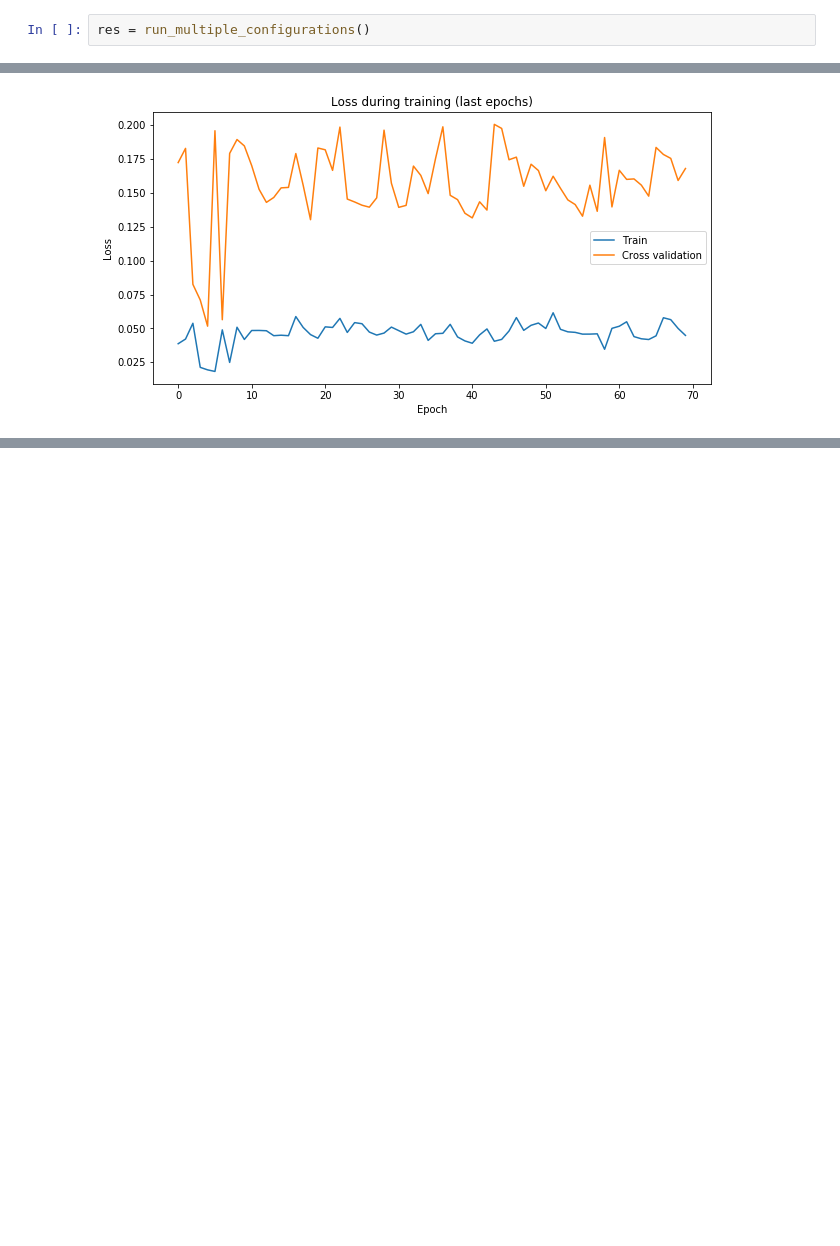
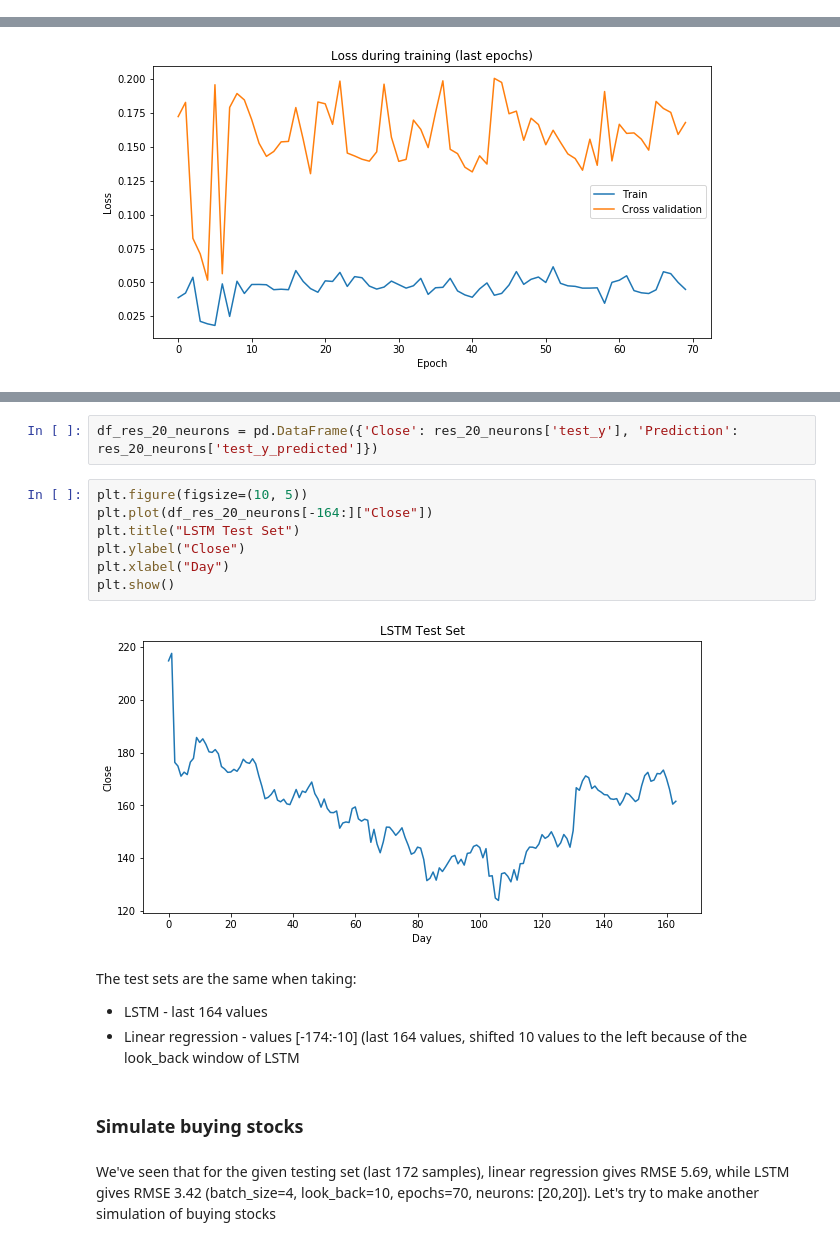
Before and after one commit to edibusl/stocks-predict, a Jupyter notebook: Stocks Prediction - Keras LSTM.ipynb, the cells around one changed output, grey strips where cells are left out. Cells and saved outputs as stored; diff of their text form; blank space fills up the shorter version.

```diff
--- a/Stocks Prediction - Keras LSTM.ipynb
+++ b/Stocks Prediction - Keras LSTM.ipynb
@@ -1082,5 +1050,3 @@ def run_multiple_configurations():
 # %%
 logger = logging.getLogger(__name__)
 logging.basicConfig(level=logging.INFO, format='%(asctime)s - %(levelname)s - %(message)s')
-# %%
-res = run_multiple_configurations()
@@ -2048,0 +2178,20 @@ plot_prediction_results(res_split_20_neurons_20_reg_03, plot_predicted_vs_actual
+# %%
+df_res_20_neurons = pd.DataFrame({'Close': res_20_neurons['test_y'], 'Prediction': res_20_neurons['test_y_predicted']})
+# %%
+plt.figure(figsize=(10, 5))
+plt.plot(df_res_20_neurons[-164:]["Close"])
+plt.title("LSTM Test Set")
+plt.ylabel("Close")
+plt.xlabel("Day")
+plt.show()
+# %% [output]
+[figure, added]
+# %% [markdown]
+The test sets are the same when taking:
+- LSTM - last 164 values
+- Linear regression - values [-174:-10] (last 164 values, shifted 10 values to the left because of the look_back window of LSTM
+# %% [markdown]
+### Simulate buying stocks
+# %% [markdown]
+We've seen that for the given testing set (last 172 samples), linear regression gives RMSE 5.69, while LSTM gives RMSE 3.42 (batch_size=4, look_back=10, epochs=70, neurons: [20,20]).
+Let's try to make another simulation of buying stocks
```
Also changed, not shown: parts of 54 cells of this notebook, 2 other files.
